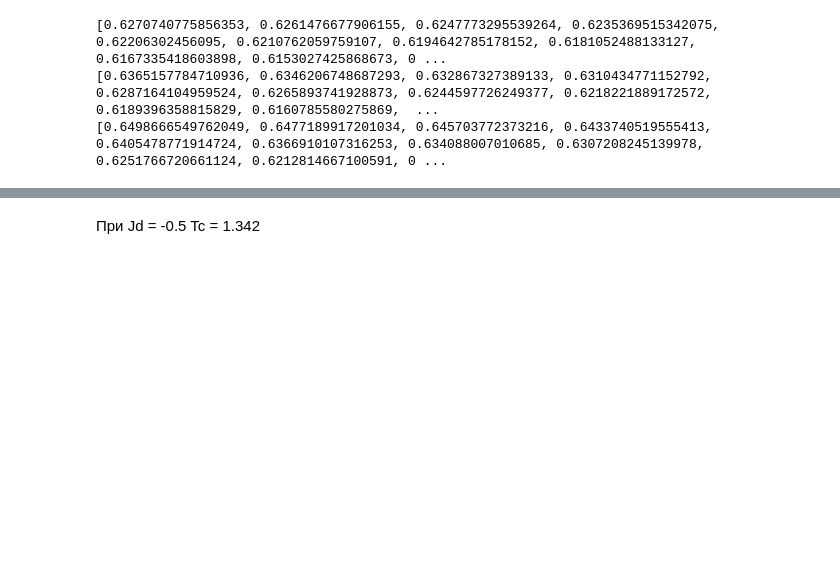
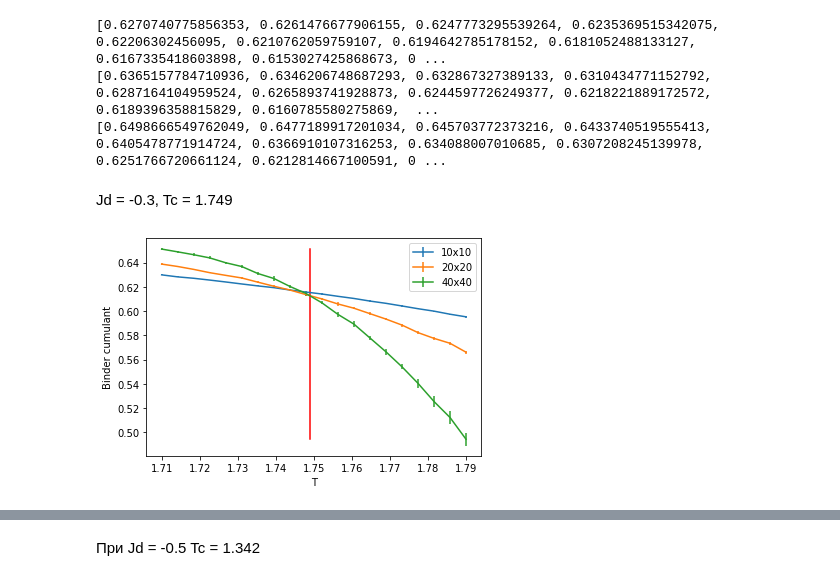
Before and after one commit to vnsverchkova/VKR, a Jupyter notebook: binder cumulatn.ipynb, the cells around one changed output, grey strips where cells are left out. Cells and saved outputs as stored; diff of their text form; code cells hidden in the pictures; blank space fills up the shorter version.

```diff
--- a/binder cumulatn.ipynb
+++ b/binder cumulatn.ipynb
@@ -297,3 +279,5 @@ print(binder40_01)
 [0.6270740775856353, 0.6261476677906155, 0.6247773295539264, 0.6235369515342075, 0.62206302456095, 0.6210762059759107, 0.6194642785178152, 0.6181052488133127, 0.6167335418603898, 0.6153027425868673, 0 ...
 [0.6365157784710936, 0.6346206748687293, 0.632867327389133, 0.6310434771152792, 0.6287164104959524, 0.6265893741928873, 0.6244597726249377, 0.6218221889172572, 0.6189396358815829, 0.6160785580275869,  ...
 [0.6498666549762049, 0.6477189917201034, 0.645703772373216, 0.6433740519555413, 0.6405478771914724, 0.6366910107316253, 0.634088007010685, 0.6307208245139978, 0.6251766720661124, 0.6212814667100591, 0 ...
+# %% [markdown]
+Jd = -0.3, Tc = 1.749
@@ -299,0 +308,28 @@ print(binder40_01)
+# %%
+binder10_03 = []
+binder20_03 = []
+binder40_03 = []
+er10_03 = []
+er20_03 = []
+er40_03 = []
+for t in range(T):
+    binder10_03.append(np.mean( [binder_10[i,t] for i in range(N)] ))
+    er10_03.append(np.std( [binder_10[i,t] for i in range(N)] ))
+
+    binder20_03.append(np.mean( [binder_20[i,t] for i in range(N)] ))
+    er20_03.append(np.std( [binder_20[i,t] for i in range(N)] ))
+
+    binder40_03.append(np.mean( [binder_40[i,t] for i in range(N)] ))
+    er40_03.append(np.std( [binder_40[i,t] for i in range(N)] ))
+# %%
+plt.errorbar(Temps, binder10_03, yerr = er10_03, label = '10x10')
+plt.errorbar(Temps, binder20_03, yerr = er20_03, label = '20x20')
+plt.errorbar(Temps, binder40_03, yerr = er40_03, label = '40x40')
+plt.plot([1.749]*20, np.linspace(binder40_03[0],binder40_03[-1],20), c = 'r')
+plt.legend()
+
+plt.xlabel("T")
+plt.ylabel("Binder cumulant")
+plt.show()
+# %% [output]
+[figure, added]
```
Also changed, not shown: parts of 3 cells of this notebook.
